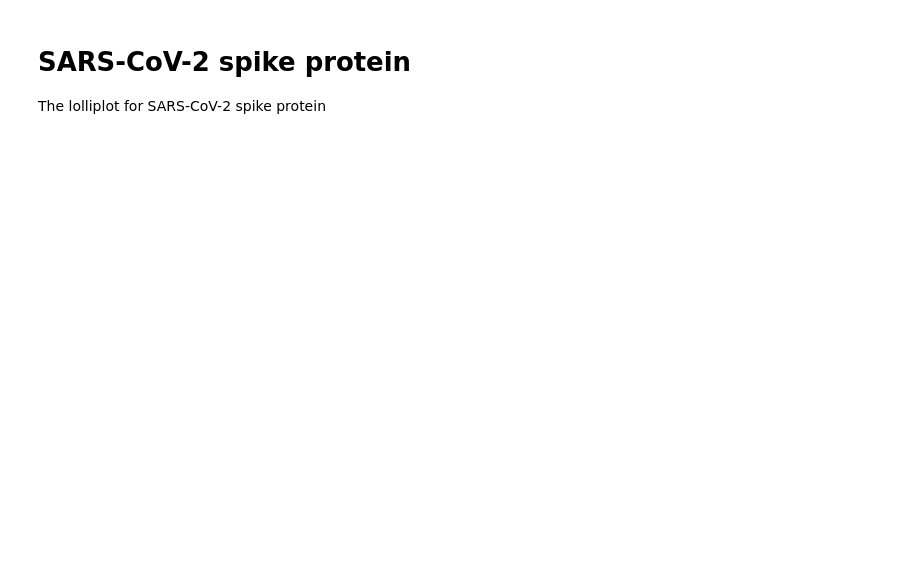
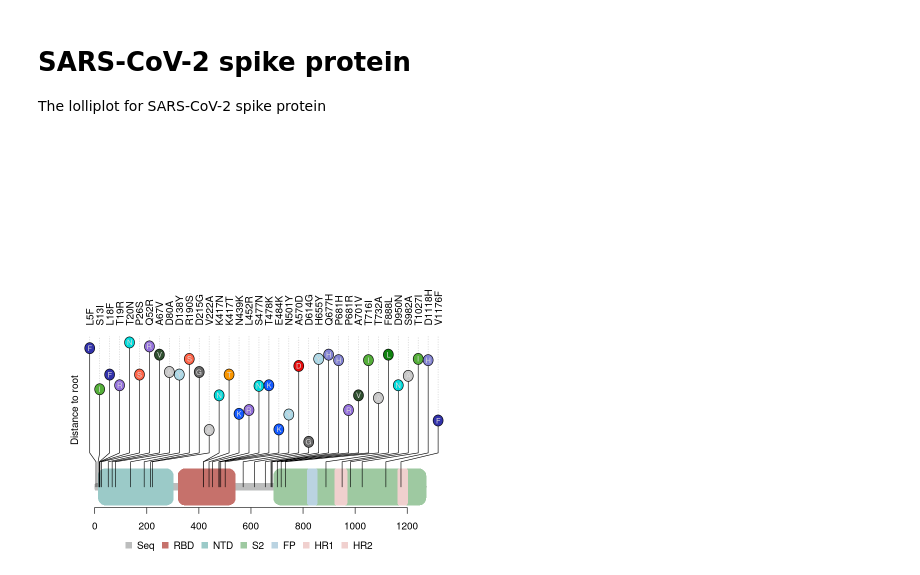
Before and after one commit to Takkoona/phyloColoring, a Jupyter notebook: 4_lolliplots.ipynb, the cells around one changed output. Drawn from its saved outputs; the diff is of its cells as text; code cells hidden in the pictures; blank space fills up the shorter version.

```diff
--- a/4_lolliplots.ipynb
+++ b/4_lolliplots.ipynb
@@ -204,33 +207,43 @@ gr <- GRanges(seqname, IRanges(df[["refSite"]],
 gr$color <- as.character(df[["color"]])
 gr$score <- (df[["fixationDepth"]] - min(df[["fixationDepth"]])) * 100
 gr$label <- as.character(df[["fixedAA"]])
 gr$label.col <- "#DBD9DA"
 
 # Prepare the domains
 domainInfo <- domain4Lolli(domainSites, maxLen)
 features <- GRanges(seqname, IRanges(
     "start" = domainInfo$blockStarts,
     "width" = domainInfo$blockWidths,
     "names" = domainInfo$blockNames
 ))
 features$fill <- DOMAIN_COLOR[domainInfo$blockNames]
 features$color <- 0
 features$height <- domainInfo$blockHeights
 
 pdf(
     file = file.path(PLOTS_DIR, paste0(protein, "_lolliplot_fixed.pdf")),
     width = 16,
     height = 4,
     bg = "transparent"
 )
 lolliplot(
     SNP.gr = gr,
     features = features,
     ranges = GRanges(seqname, IRanges(0, maxLen)),
     ylab = "Distance to root",
     yaxis = FALSE
 )
 invisible(dev.off())
+
+lolliplot(
+    SNP.gr = gr,
+    features = features,
+    ranges = GRanges(seqname, IRanges(0, maxLen)),
+    ylab = "Distance to root",
+    yaxis = FALSE
+)
+# %% [output]
+[figure, added]
 # %%
 paraSites <- parallelSites(minEntropy)
 
```
Also changed, not shown: parts of 4 cells of this notebook, 10 other files.
